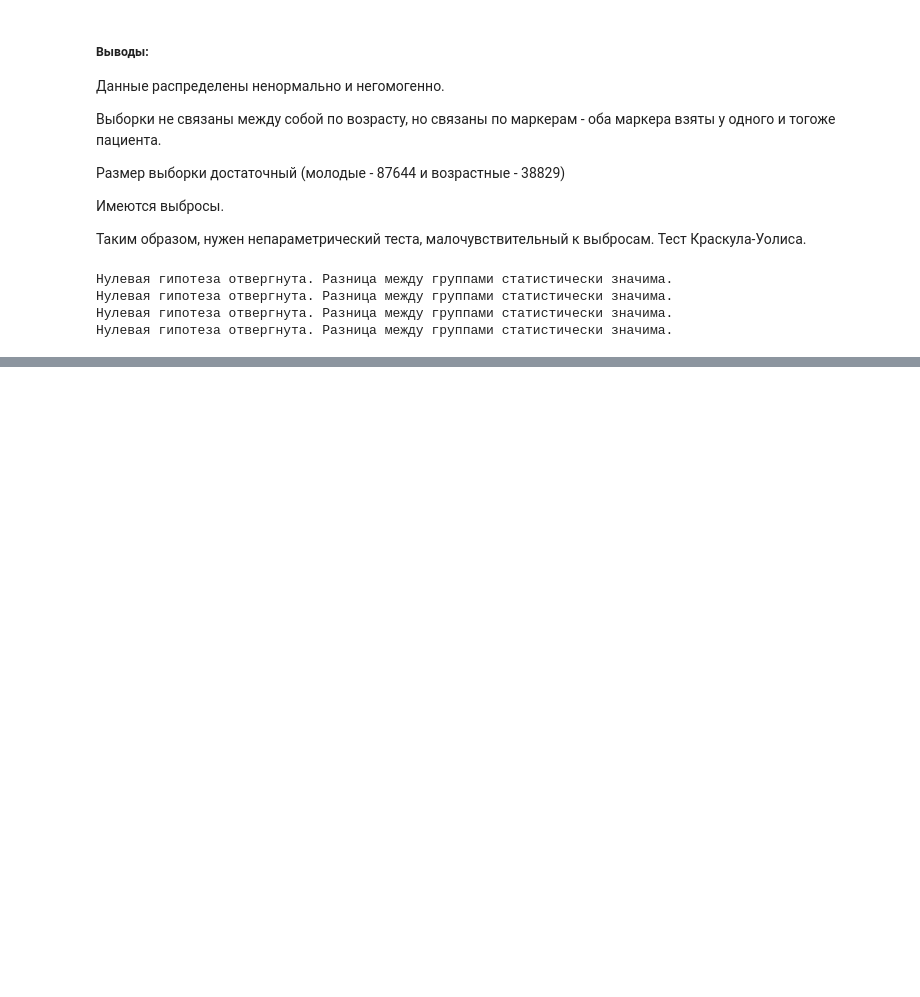
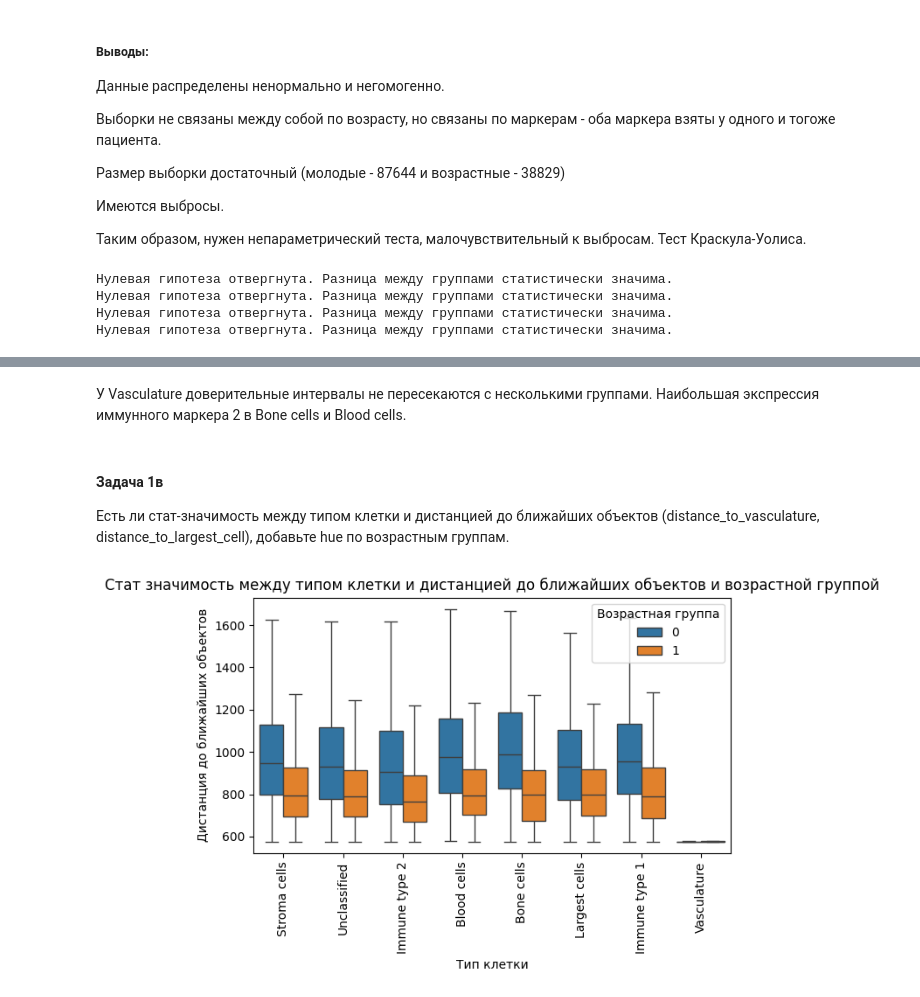
Before and after one commit to grafgad/HW3, a Jupyter notebook: hw_3_Дуринян.ipynb, the cells around one changed output, grey strips where cells are left out. Drawn from its saved outputs; the diff is of its cells as text; code cells hidden in the pictures; blank space fills up the shorter version.

```diff
--- a/hw_3_Дуринян.ipynb
+++ b/hw_3_Дуринян.ipynb
@@ -586,0 +639,25 @@ compute_confidence_intervals()
+# %% [markdown]
+У Vasculature доверительные интервалы не пересекаются с несколькими группами.
+Наибольшая экспрессия иммунного маркера 2 в Bone cells и Blood cells.
+# %% [markdown]
+#### Задача 1в
+
+Есть ли стат-значимость между типом клетки и дистанцией до ближайших объектов (distance_to_vasculature, distance_to_largest_cell), добавьте hue по возрастным группам.
+# %%
+sns.boxplot(
+    data= data1,
+    x= 'cell_type',
+    y= 'distance_to_vasculature',
+    hue= 'age_group',
+    showfliers= False
+)
+
+plt.title('Стат значимость между типом клетки и дистанцией до ближайших объектов и возрастной группой')
+plt.xlabel('Тип клетки')
+plt.ylabel('Дистанция до ближайших объектов')
+plt.legend(title='Возрастная группа')
+plt.xticks(rotation=90)
+plt.tight_layout()
+plt.show()
+# %% [output]
+[figure, added]
```
Also changed, not shown: parts of 43 cells of this notebook.
